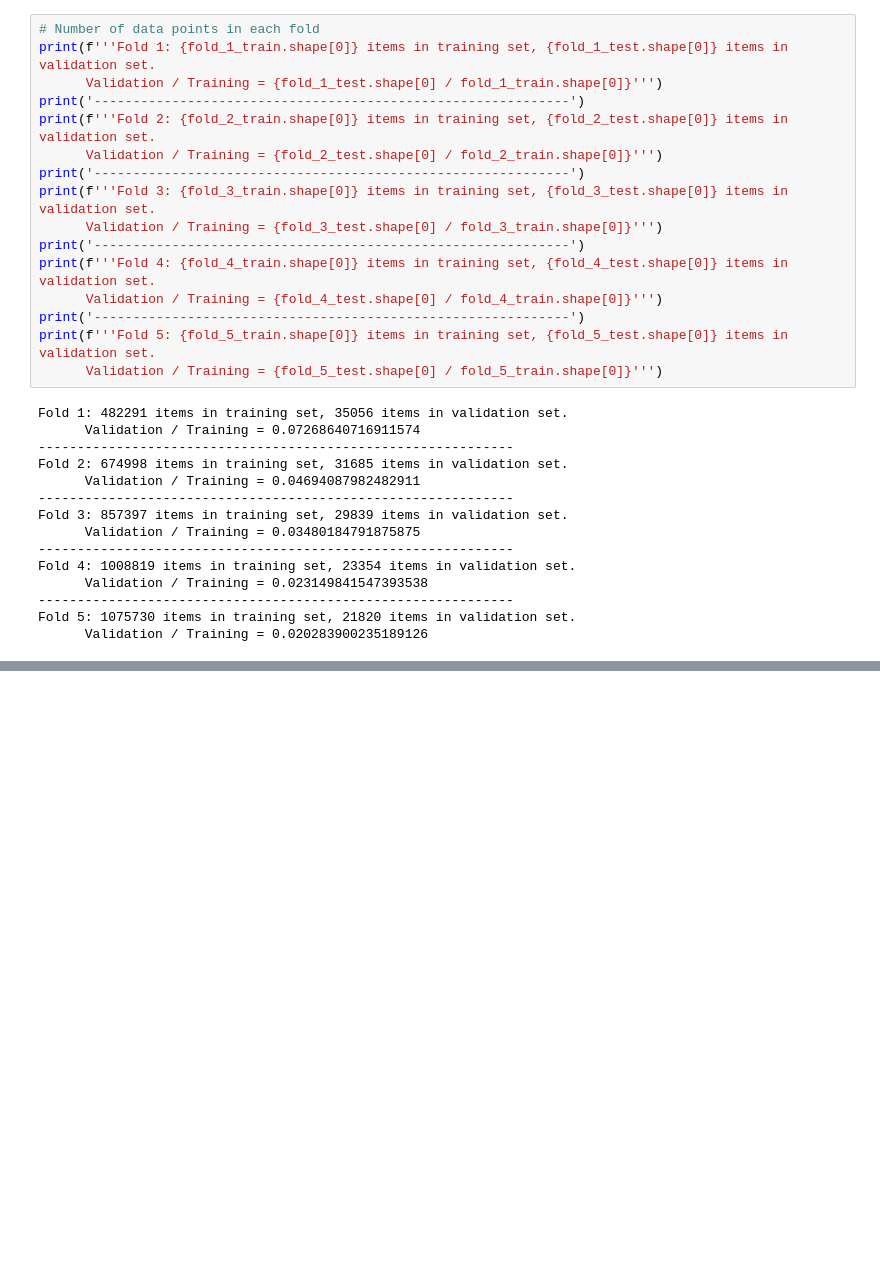
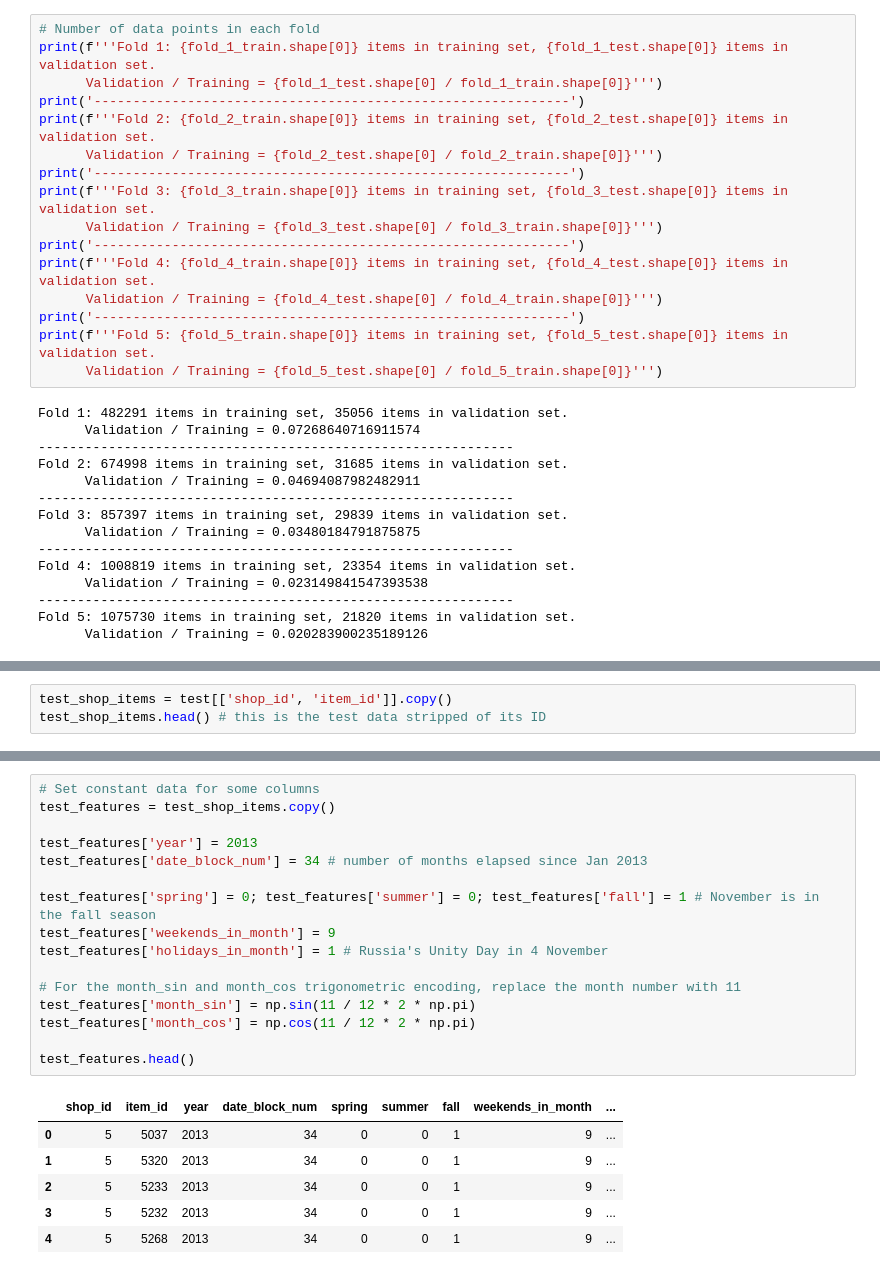
Before and after one commit to thaianle/future-sales-prediction, a Jupyter notebook: 02_new_features.ipynb, the cells around one changed output, grey strips where cells are left out. Cells and saved outputs as stored; diff of their text form; blank space fills up the shorter version.

```diff
--- a/02_new_features.ipynb
+++ b/02_new_features.ipynb
@@ -670,0 +805,3 @@ from sklearn.compose import ColumnTransformer
+# %%
+test_shop_items = test[['shop_id', 'item_id']].copy()
+test_shop_items.head() # this is the test data stripped of its ID
@@ -670,0 +815,23 @@ from sklearn.compose import ColumnTransformer
+# %%
+# Set constant data for some columns
+test_features = test_shop_items.copy()
+
+test_features['year'] = 2013
+test_features['date_block_num'] = 34 # number of months elapsed since Jan 2013
+
+test_features['spring'] = 0; test_features['summer'] = 0; test_features['fall'] = 1 # November is in the fall season
+test_features['weekends_in_month'] = 9
+test_features['holidays_in_month'] = 1 # Russia's Unity Day in 4 November
+
+# For the month_sin and month_cos trigonometric encoding, replace the month number with 11
+test_features['month_sin'] = np.sin(11 / 12 * 2 * np.pi)
+test_features['month_cos'] = np.cos(11 / 12 * 2 * np.pi)
+
+test_features.head()
+# %% [output]
+|  | shop_id | item_id | year | date_block_num | spring | summer | fall | weekends_in_month | ... |
+| 0 | 5 | 5037 | 2013 | 34 | 0 | 0 | 1 | 9 | ... |
+| 1 | 5 | 5320 | 2013 | 34 | 0 | 0 | 1 | 9 | ... |
+| 2 | 5 | 5233 | 2013 | 34 | 0 | 0 | 1 | 9 | ... |
+| 3 | 5 | 5232 | 2013 | 34 | 0 | 0 | 1 | 9 | ... |
+| 4 | 5 | 5268 | 2013 | 34 | 0 | 0 | 1 | 9 | ... |
```
Also changed, not shown: parts of 17 cells of this notebook.
